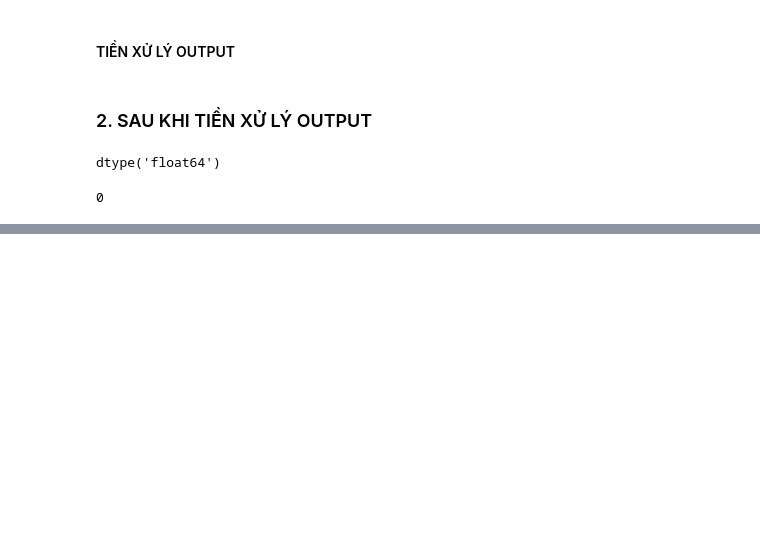
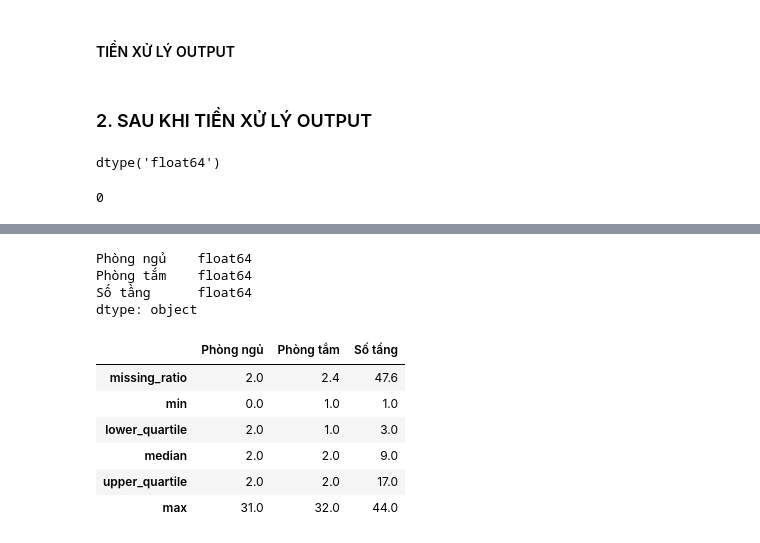
Before and after one commit to pdthuc/Project-House_Price_Prediction, a Jupyter notebook: Data/TienXuLy.ipynb, the cells around one changed output, grey strips where cells are left out. Drawn from its saved outputs; the diff is of its cells as text; code cells hidden in the pictures; blank space fills up the shorter version.

```diff
--- a/Data/TienXuLy.ipynb
+++ b/Data/TienXuLy.ipynb
@@ -95,9 +102,9 @@ for i in range(0, all_houses_df.shape[0]):
         mil_index.append(i)
 # %%
 # Chuyển đơn vị triệu thành tỷ (đồng)
-all_houses_df['Giá bán'] = all_houses_df['Giá bán'].astype(float)
+data['Giá bán'] = data['Giá bán'].astype(float)
 for i in mil_index:
-    all_houses_df.at[i, 'Giá bán'] = all_houses_df['Giá bán'][i] / 1000
+    data.at[i, 'Giá bán'] = data['Giá bán'][i] / 1000
 # %% [markdown]
 ### 2. SAU KHI TIỀN XỬ LÝ OUTPUT
 # %%
@@ -150,0 +155,7 @@ X_df = all_houses_df.drop("Giá bán", axis=1)
+# %%
+train_X_df.dtypes[train_X_df.dtypes != object]
+# %% [output]
+Phòng ngủ    float64
+Phòng tắm    float64
+Số tầng      float64
+dtype: object
@@ -150,0 +165,20 @@ X_df = all_houses_df.drop("Giá bán", axis=1)
+# %%
+# Các cột dạng số
+df = train_X_df[num_cols]
+def missing_ratio(df):
+    return (df.isna().mean() * 100).round(1)
+def lower_quartile(df):
+    return df.quantile(0.25).round(1)
+def median(df):
+    return df.quantile(0.5).round(1)
+def upper_quartile(df):
+    return df.quantile(0.75).round(1)
+df.agg([missing_ratio, 'min', lower_quartile, median, upper_quartile, 'max'])
+# %% [output]
+|  | Phòng ngủ | Phòng tắm | Số tầng |
+| missing_ratio | 2.0 | 2.4 | 47.6 |
+| min | 0.0 | 1.0 | 1.0 |
+| lower_quartile | 2.0 | 1.0 | 3.0 |
+| median | 2.0 | 2.0 | 9.0 |
+| upper_quartile | 2.0 | 2.0 | 17.0 |
+| max | 31.0 | 32.0 | 44.0 |
```
Also changed, not shown: parts of 34 cells of this notebook.
